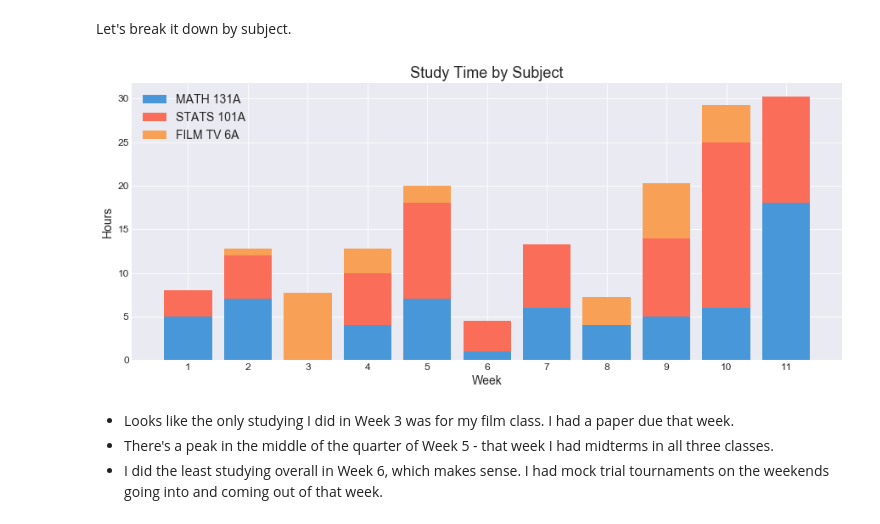
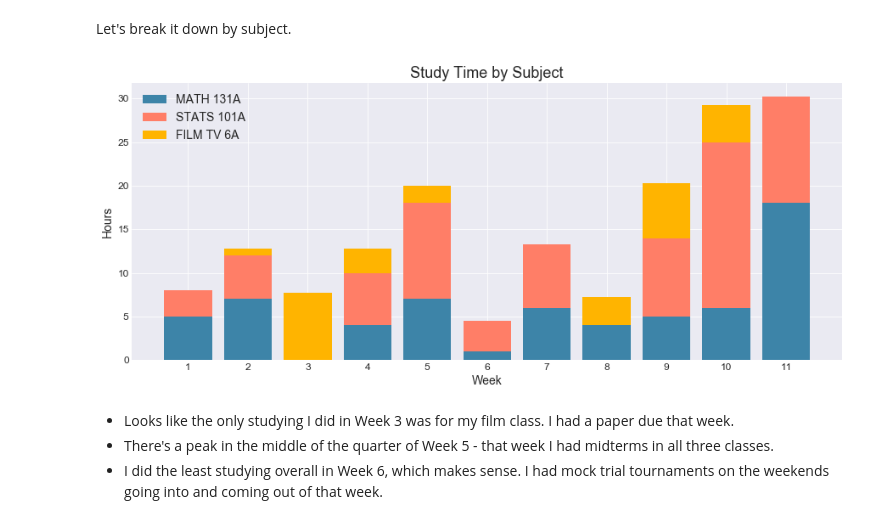
Before and after one commit to ashleyshine/ticktock, a Jupyter notebook: Tracking-Time.ipynb, the cells around one changed output. Cells and saved outputs as stored; diff of their text form; code cells hidden in the pictures.

```diff
--- a/Tracking-Time.ipynb
+++ b/Tracking-Time.ipynb
@@ -142,12 +142,7 @@ mpl.rcParams['ytick.labelsize'] = 12
 
 plt.style.use('seaborn-darkgrid')
 
-# because matplotlib's default colors drive me insane
-# inspiration from https://www.canva.com/learn/100-color-combinations/
-# stored as numpy arrays for easy subsetting later
-tropical_colors = np.array(["#4897D8", "#FFDB5C", "#FA6E59", "#F8A055"]) # 33. Fun & Tropical
-
-tropical_colors_2 = tropical_colors[[0,2,3]] # FILM TV 6A, MATH 131A, STATS 101A
+tropical_colors = ["#3D84A8", "#FF7E67", "#FFB400"]
 # %%
 def create_plot(figsize=(15,6), title="", xlabel="", ylabel=""):
     """
@@ -207,7 +202,7 @@ plt.show()
 fig, ax = create_plot(title="Study Time by Subject", xlabel="Date", ylabel="Hours")
 
 for i, ts in enumerate([math_by_day, stats_by_day, film_by_day]):
-    ax.plot(ts['total_time'], color=tropical_colors_2[i])
+    ax.plot(ts['total_time'], color=tropical_colors[i])
 
 ax.legend(['MATH 131A', 'STATS 101A', 'FILM TV 6A'])
 
@@ -275,7 +270,7 @@ all_studying_by_week = group_by_week(all_studying_data, fall_2017_start, "sum")
 fig, ax = create_plot(title="Study Time by Subject", ylabel="Week", xlabel="Hours")
 
 for i, ts in enumerate([math_by_week, stats_by_week, film_by_week]):
-    ax.plot(ts['total_time'], color=tropical_colors_2[i]);
+    ax.plot(ts['total_time'], color=tropical_colors[i]);
 
 ax.legend(['MATH 131A', 'STATS 101A', 'FILM TV 6A'])
 ax.set_xticks(range(12))
@@ -297,20 +292,20 @@ Let's break it down by subject.
 # %%
 fig, ax = create_plot(title="Study Time by Subject", xlabel="Week", ylabel="Hours")
 
 floor = pd.Series(0, index=range(12)) # where the next bar chart should start
 
 for i, subject in enumerate([math_by_week, stats_by_week, film_by_week]):
     ax.bar(x=subject.index, height=subject['total_time'], linewidth=0,
-           bottom=floor[subject.index], color=tropical_colors_2[i]);
+           bottom=floor[subject.index], color=tropical_colors[i]);
     for i in subject.index:
         floor[i] += subject.loc[i]['total_time'] # gotta do it this way to avoid NaNs
 
 ax.legend(['MATH 131A', 'STATS 101A', 'FILM TV 6A'])
 ax.set_xticks(all_studying_by_week.index)
 
 plt.show()
 # %% [output]
-[figure, old version]
+[figure, new version]
 # %% [markdown]
 - Looks like the only studying I did in Week 3 was for my film class. I had a paper due that week.
 - There's a peak in the middle of the quarter of Week 5 - that week I had midterms in all three classes.
```
Also changed, not shown: parts of 31 cells of this notebook.
